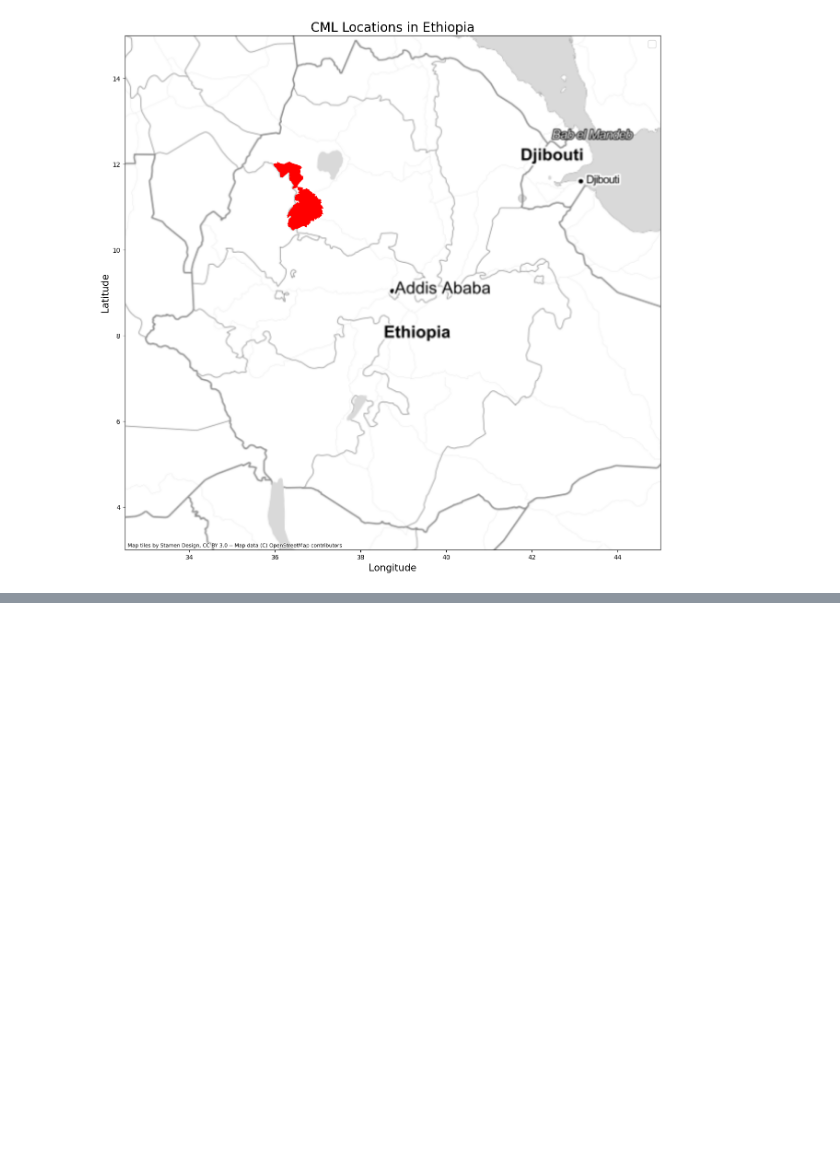
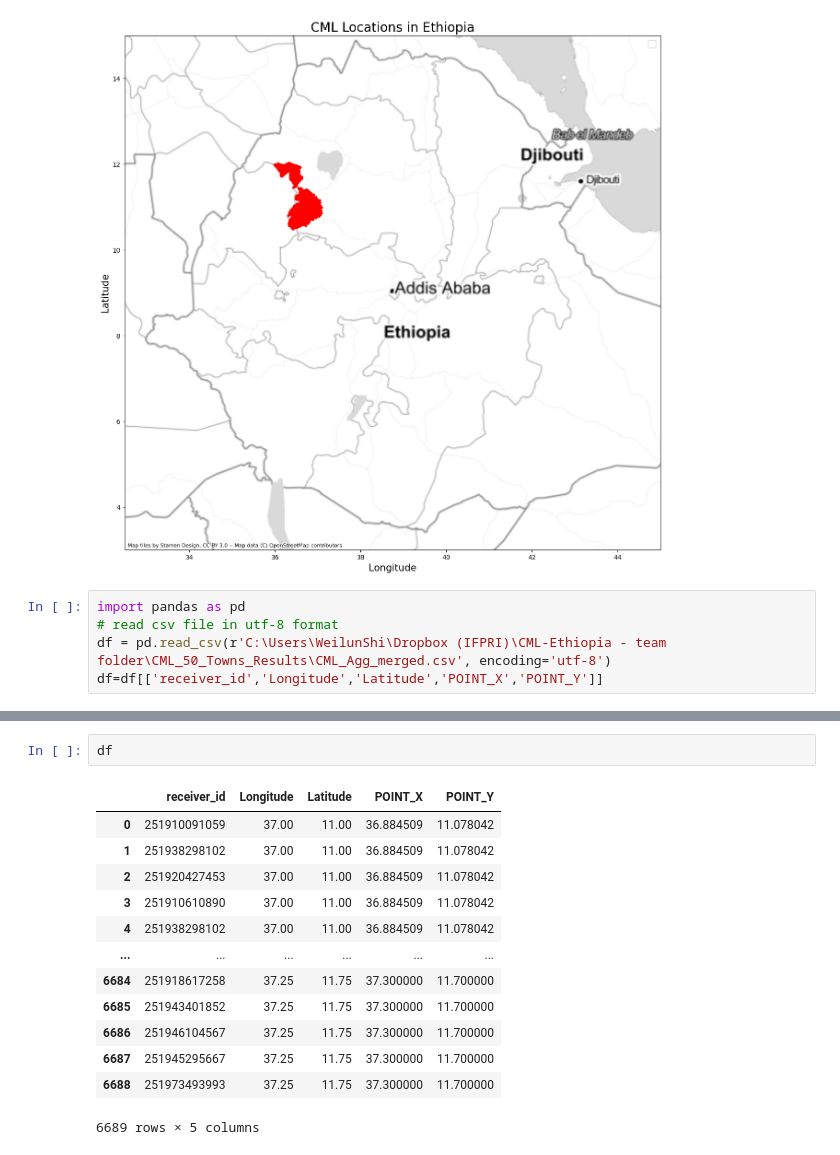
Before and after one commit to swl007007/Large_Scale_CML, a Jupyter notebook: new.ipynb, the cells around one changed output, grey strips where cells are left out. Saved outputs shown, nothing was run; the diff lists cells and outputs as text; blank space fills up the shorter version.

```diff
--- a/new.ipynb
+++ b/new.ipynb
@@ -262,3 +263,8 @@ plt.show()
 # %% [output]
 No artists with labels found to put in legend.  Note that artists whose label start with an underscore are ignored when legend() is called with no argument.
 [figure]
+# %%
+import pandas as pd
+# read csv file in utf-8 format
+df = pd.read_csv(r'C:\Users\WeilunShi\Dropbox (IFPRI)\CML-Ethiopia - team folder\CML_50_Towns_Results\CML_Agg_merged.csv', encoding='utf-8')
+df=df[['receiver_id','Longitude','Latitude','POINT_X','POINT_Y']]
@@ -264,0 +291,16 @@ No artists with labels found to put in legend.  Note that artists whose label st
+# %%
+df
+# %% [output]
+|  | receiver_id | Longitude | Latitude | POINT_X | POINT_Y |
+| 0 | 251910091059 | 37.00 | 11.00 | 36.884509 | 11.078042 |
+| 1 | 251938298102 | 37.00 | 11.00 | 36.884509 | 11.078042 |
+| 2 | 251920427453 | 37.00 | 11.00 | 36.884509 | 11.078042 |
+| 3 | 251910610890 | 37.00 | 11.00 | 36.884509 | 11.078042 |
+| 4 | 251938298102 | 37.00 | 11.00 | 36.884509 | 11.078042 |
+| ... | ... | ... | ... | ... | ... |
+| 6684 | 251918617258 | 37.25 | 11.75 | 37.300000 | 11.700000 |
+| 6685 | 251943401852 | 37.25 | 11.75 | 37.300000 | 11.700000 |
+| 6686 | 251946104567 | 37.25 | 11.75 | 37.300000 | 11.700000 |
+| 6687 | 251945295667 | 37.25 | 11.75 | 37.300000 | 11.700000 |
+| 6688 | 251973493993 | 37.25 | 11.75 | 37.300000 | 11.700000 |
+6689 rows × 5 columns
```
Also changed, not shown: parts of 12 cells of this notebook.
